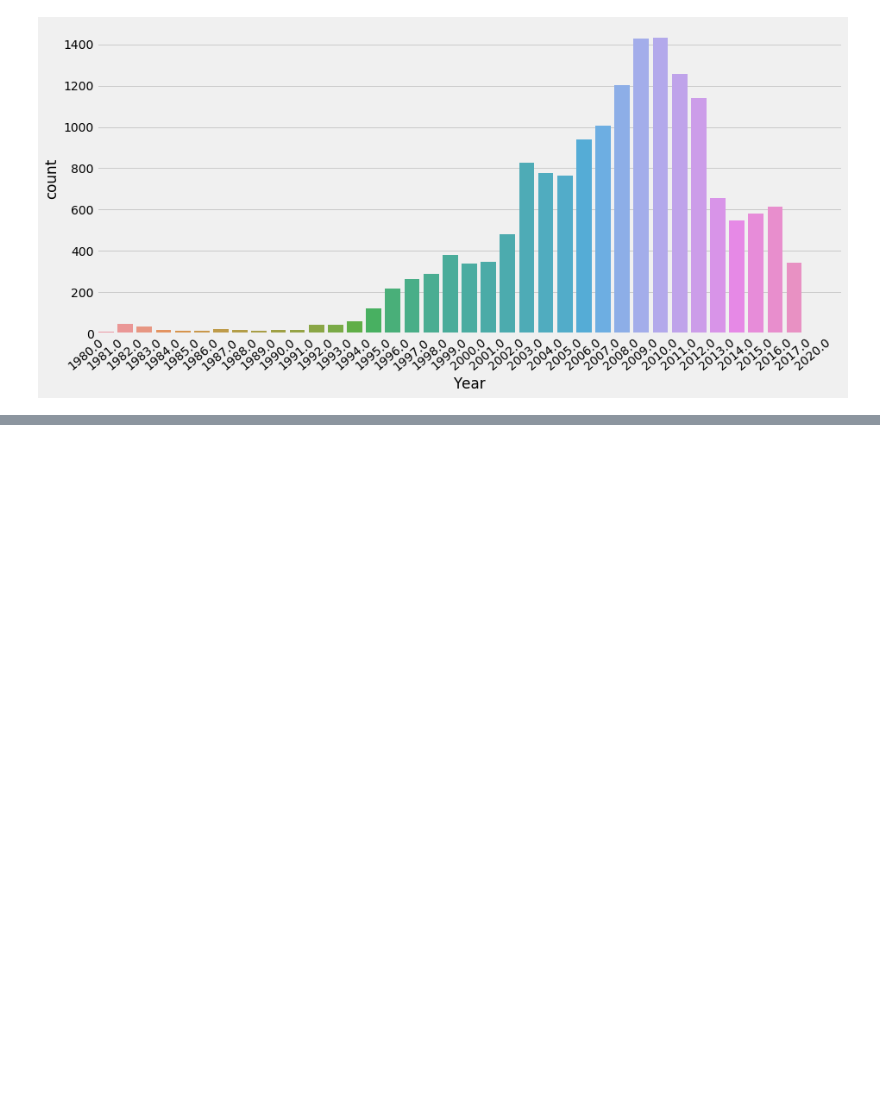
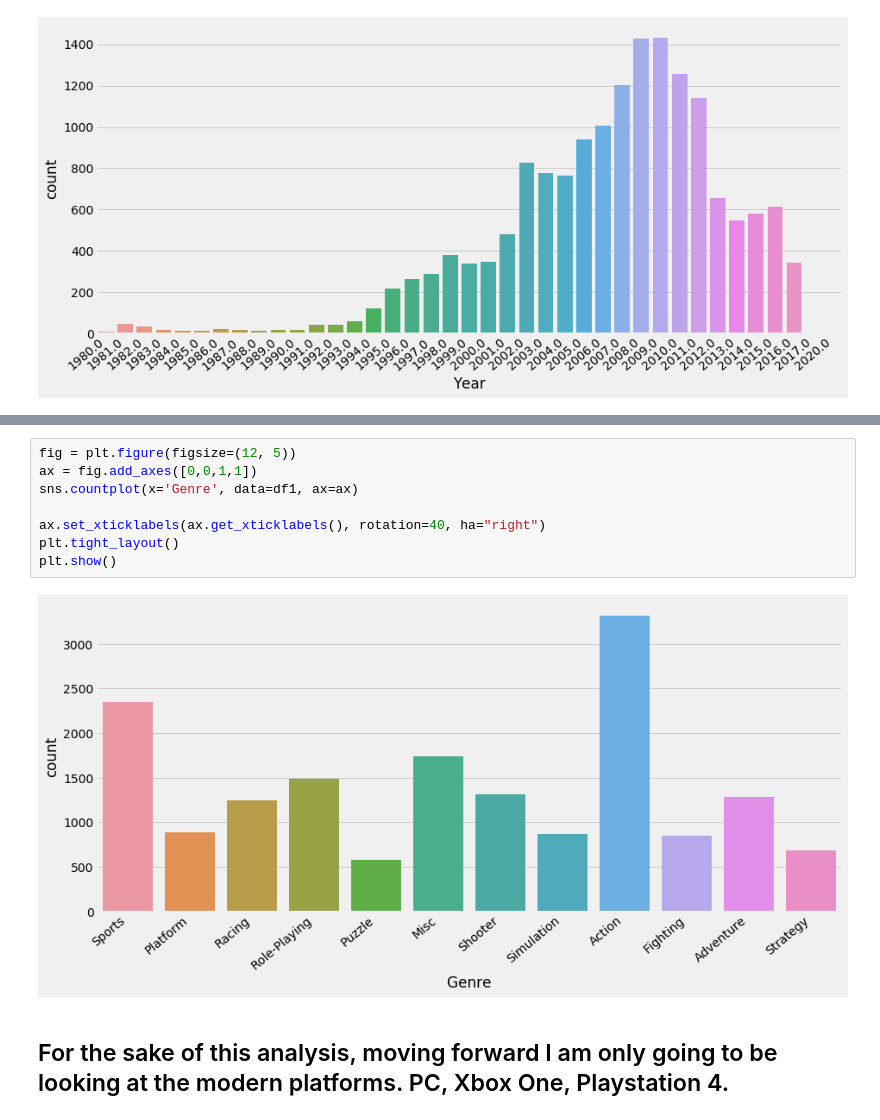
Before and after one commit to michaelbeebe123/video_game_sales, a Jupyter notebook: video_games.ipynb, the cells around one changed output, grey strips where cells are left out. Cells and saved outputs as stored; diff of their text form; blank space fills up the shorter version.

```diff
--- a/video_games.ipynb
+++ b/video_games.ipynb
@@ -194,0 +214,13 @@ plt.show()
+# %%
+fig = plt.figure(figsize=(12, 5))
+ax = fig.add_axes([0,0,1,1])
+sns.countplot(x='Genre', data=df1, ax=ax)
+
+ax.set_xticklabels(ax.get_xticklabels(), rotation=40, ha="right")
+plt.tight_layout()
+plt.show()
+# %% [output]
+[figure, added]
+# %% [markdown]
+For the sake of this analysis, moving forward I am only going to be looking at the modern platforms. PC, Xbox One, Playstation 4.
+--
```
Also changed, not shown: parts of 3 cells of this notebook.
